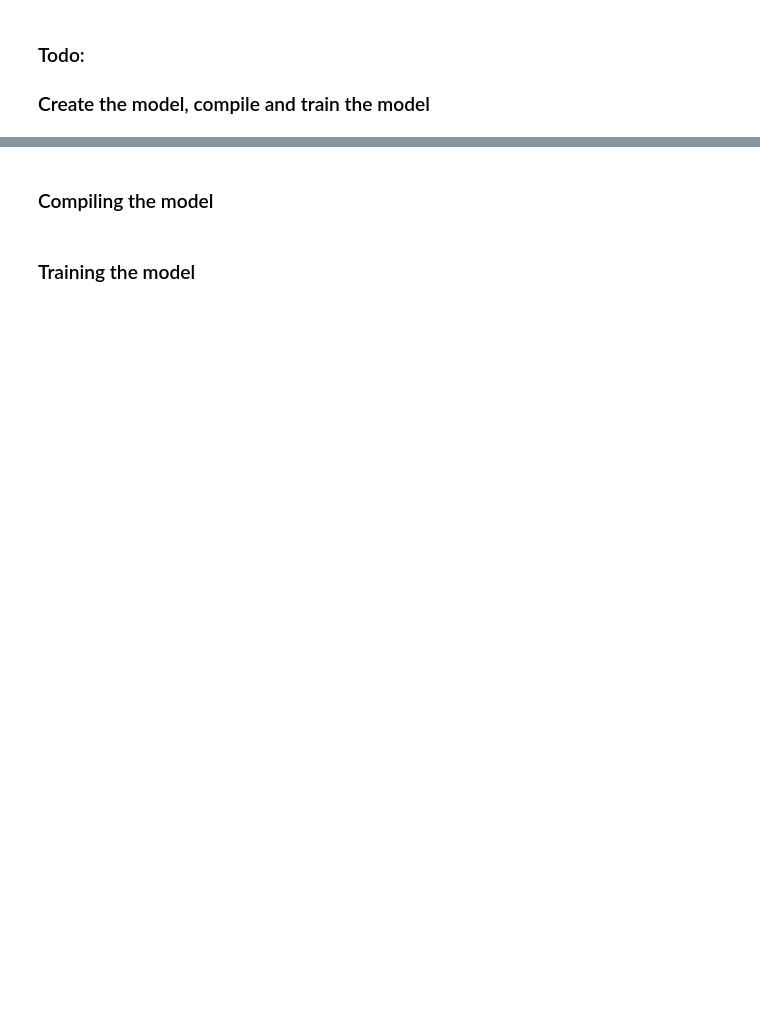
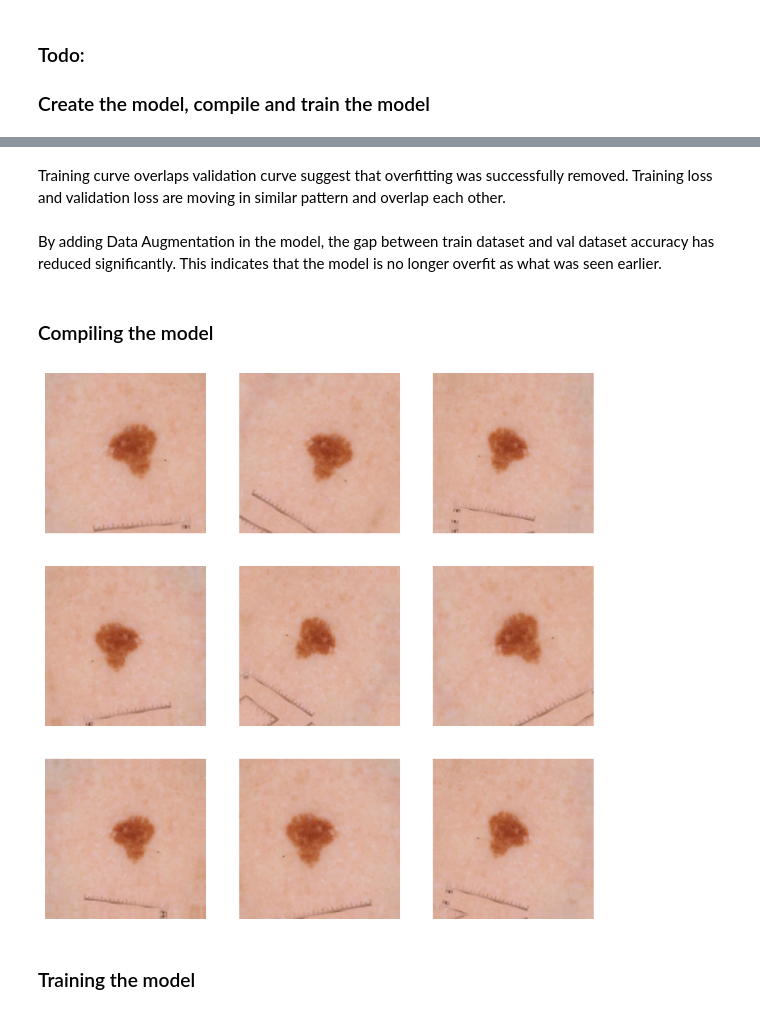
Before and after one commit to lindatey/melanoma_detector_with_cnn, a Jupyter notebook: Assignment_CNN_Skin_Cancer.ipynb, the cells around one changed output, grey strips where cells are left out. Drawn from its saved outputs; the diff is of its cells as text; code cells hidden in the pictures; blank space fills up the shorter version.

```diff
--- a/Assignment_CNN_Skin_Cancer.ipynb
+++ b/Assignment_CNN_Skin_Cancer.ipynb
@@ -301,2 +364,6 @@ plt.ylim([0.5, 0.7])
+# %% [markdown]
+Training curve overlaps validation curve suggest that overfitting was successfully removed. Training loss and validation loss are moving in similar pattern and overlap each other.
+# %% [markdown]
+By adding Data Augmentation in the model, the gap between train dataset and val dataset accuracy has reduced significantly. This indicates that the model is no longer overfit as what was seen earlier.
 # %% [markdown]
 ### Compiling the model
@@ -305,2 +370,14 @@ plt.ylim([0.5, 0.7])
+# %%
+# Todo, visualize how your augmentation strategy works for one instance of training image.
+# Your code goes here
+plt.figure(figsize=(10, 10))
+for images, _ in train_ds.take(1):
+  for i in range(9):
+    augmented_images = data_augmentation(images)
+    ax = plt.subplot(3, 3, i + 1)
+    plt.imshow(augmented_images[0].numpy().astype("uint8"))
+    plt.axis("off")
+# %% [output]
+[figure, added]
 # %% [markdown]
 ### Training the model
```
Also changed, not shown: parts of 43 cells of this notebook.
